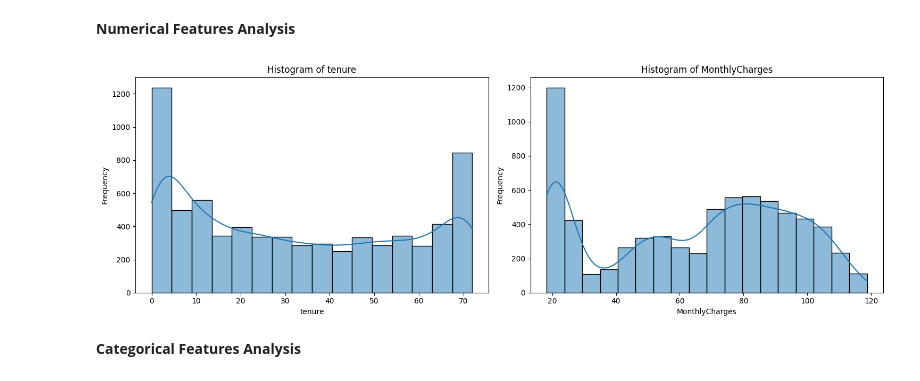
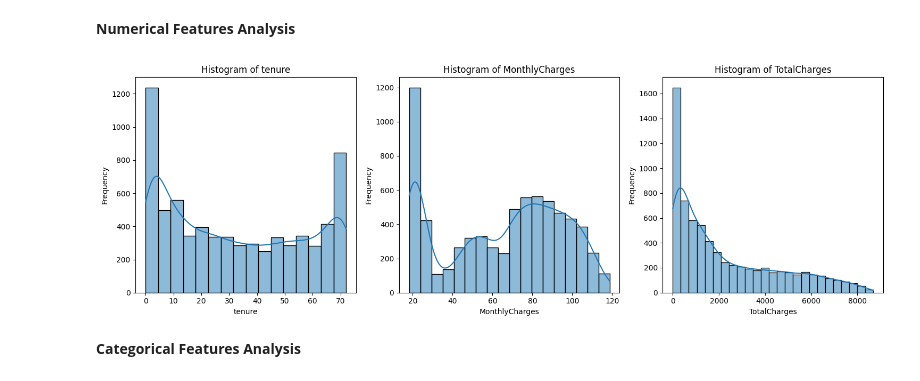
Before and after one commit to Osanda-W/Telco_Customer_churn, a Jupyter notebook: ML_CW.ipynb, the cells around one changed output. Drawn from its saved outputs; the diff is of its cells as text; code cells hidden in the pictures.

```diff
--- a/ML_CW.ipynb
+++ b/ML_CW.ipynb
@@ -75,6 +76,10 @@ Data columns (total 21 columns):
  20  Churn             7043 non-null   object
 dtypes: float64(1), int64(2), object(18)
 memory usage: 1.1+ MB
+# %%
+# Convert TotalCharges to numeric
+# 'TotalCharges' is object type but contains numbers. Force conversion.
+df['TotalCharges'] = pd.to_numeric(df['TotalCharges'], errors='coerce')
 # %%
 # Check for missing values
 print(df.isnull().sum())
@@ -98,0 +121,3 @@ dtype: int64
+# %%
+#Impute missing TotalCharges
+df['TotalCharges'].fillna(0, inplace=True)
@@ -144,0 +182,15 @@ plt.show()
+# %%
+# Churn Distribution Visualization
+fig, axes = plt.subplots(1, 2, figsize=(14, 5))
+churn_counts = df['Churn'].value_counts()
+axes[0].bar(churn_counts.index, churn_counts.values)
+axes[0].set_title('Churn Distribution', fontsize=14, fontweight='bold')
+axes[0].set_ylabel('Count')
+for i, v in enumerate(churn_counts.values):
+    axes[0].text(i, v + 50, str(v), ha='center', fontweight='bold')
+
+axes[1].pie(churn_counts.values, labels=churn_counts.index, autopct='%1.1f%%',
+            startangle=90)
+axes[1].set_title('Churn Percentage', fontsize=14, fontweight='bold')
+plt.tight_layout()
+plt.show()
@@ -146,18 +200,18 @@ plt.show()
 **Numerical Features Analysis**
 # %%
 # Histograms for numerical features
-num_features = ['tenure', 'MonthlyCharges']
+num_features = ['tenure', 'MonthlyCharges', 'TotalCharges']
 
-fig, axes = plt.subplots(1, 2, figsize=(15, 5))
+fig, axes = plt.subplots(1, 3, figsize=(15, 5))
 for i, feature in enumerate(num_features):
     sns.histplot(df[feature], kde=True, ax=axes[i])
     axes[i].set_title(f'Histogram of {feature}')
     axes[i].set_xlabel(feature)
     axes[i].set_ylabel('Frequency')
 plt.tight_layout()
 plt.show()
 # %% [output]
-[figure, old version]
+[figure, new version]
 # %% [markdown]
 **Categorical Features Analysis**
 # %%
```
Also changed, not shown: parts of 43 cells of this notebook.
